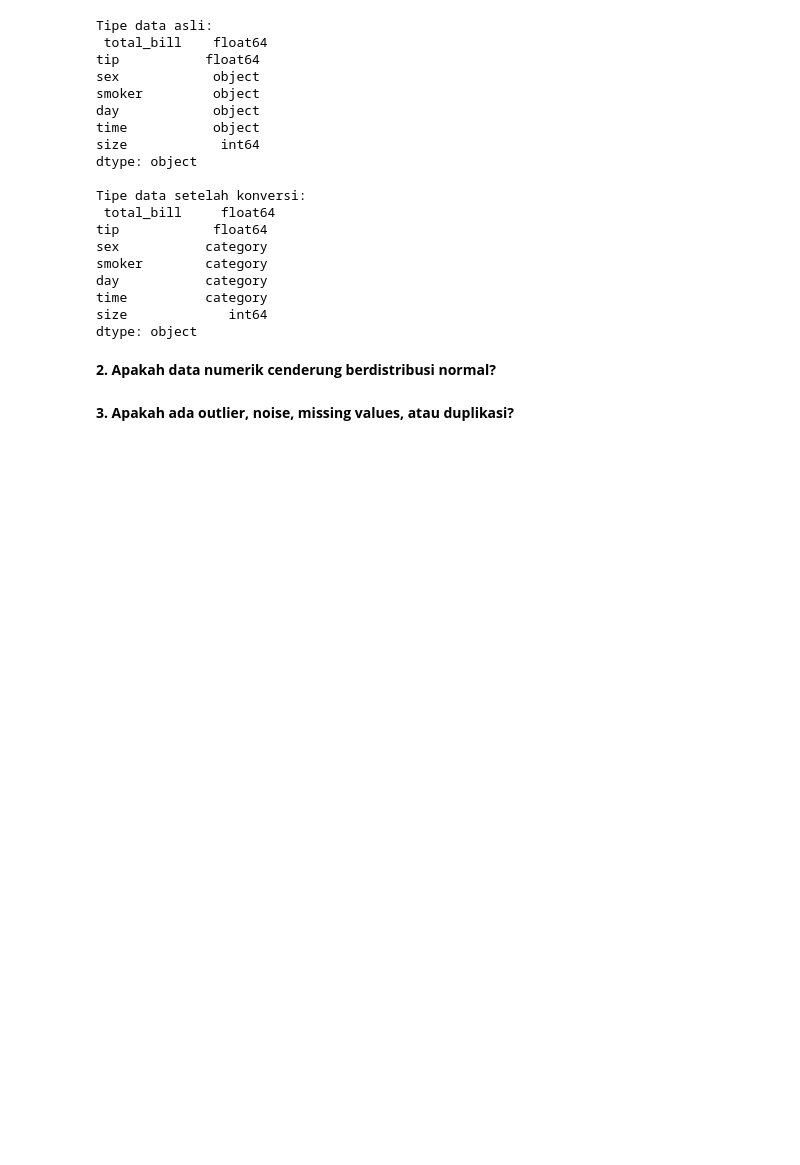
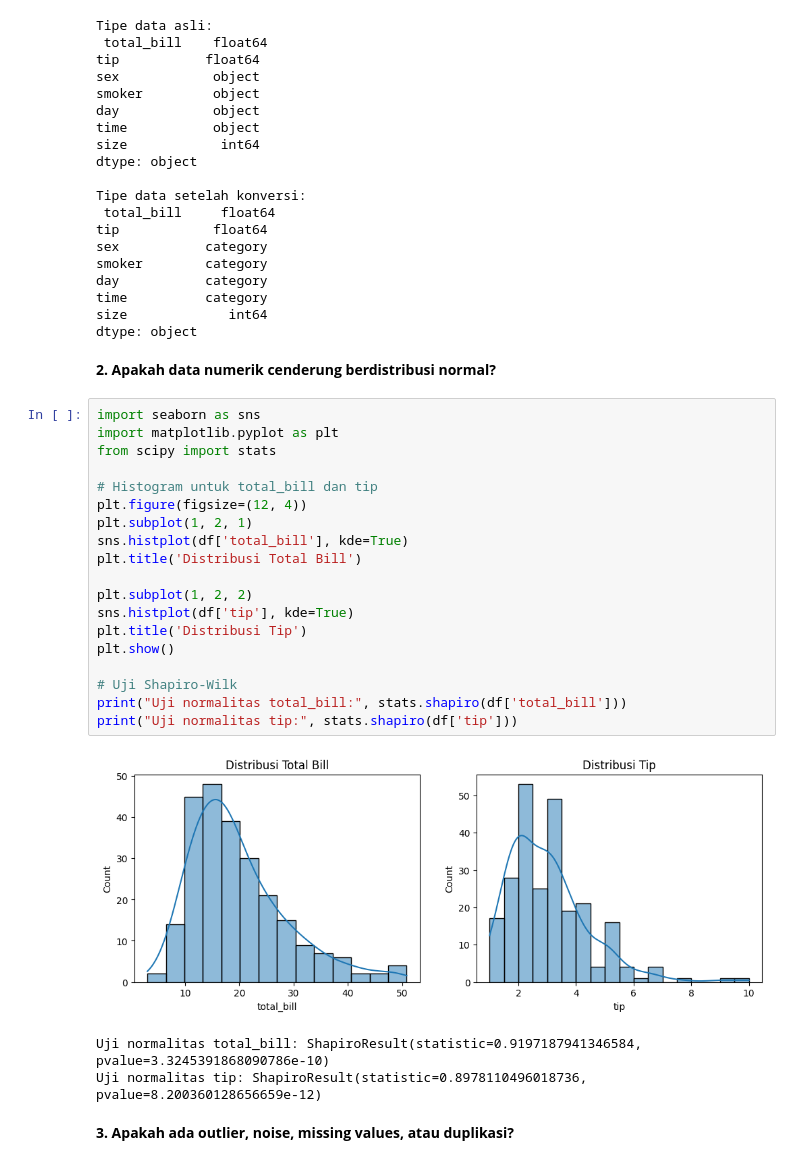
Before and after one commit to robet31/RAPIGANTENG, a Jupyter notebook: Tugas_2-EDA-DataMining.ipynb, the cells around one changed output. Cells and saved outputs as stored; diff of their text form; blank space fills up the shorter version.

```diff
--- a/Tugas_2-EDA-DataMining.ipynb
+++ b/Tugas_2-EDA-DataMining.ipynb
@@ -41,5 +41,28 @@ size             int64
 dtype: object
 # %% [markdown]
 **2. Apakah data numerik cenderung berdistribusi normal?**
+# %%
+import seaborn as sns
+import matplotlib.pyplot as plt
+from scipy import stats
+
+# Histogram untuk total_bill dan tip
+plt.figure(figsize=(12, 4))
+plt.subplot(1, 2, 1)
+sns.histplot(df['total_bill'], kde=True)
+plt.title('Distribusi Total Bill')
+
+plt.subplot(1, 2, 2)
+sns.histplot(df['tip'], kde=True)
+plt.title('Distribusi Tip')
+plt.show()
+
+# Uji Shapiro-Wilk
+print("Uji normalitas total_bill:", stats.shapiro(df['total_bill']))
+print("Uji normalitas tip:", stats.shapiro(df['tip']))
+# %% [output]
+[figure, added]
+Uji normalitas total_bill: ShapiroResult(statistic=0.9197187941346584, pvalue=3.3245391868090786e-10)
+Uji normalitas tip: ShapiroResult(statistic=0.8978110496018736, pvalue=8.200360128656659e-12)
 # %% [markdown]
 **3. Apakah ada outlier, noise, missing values, atau duplikasi?**
```
Also changed, not shown: parts of 7 cells of this notebook.
